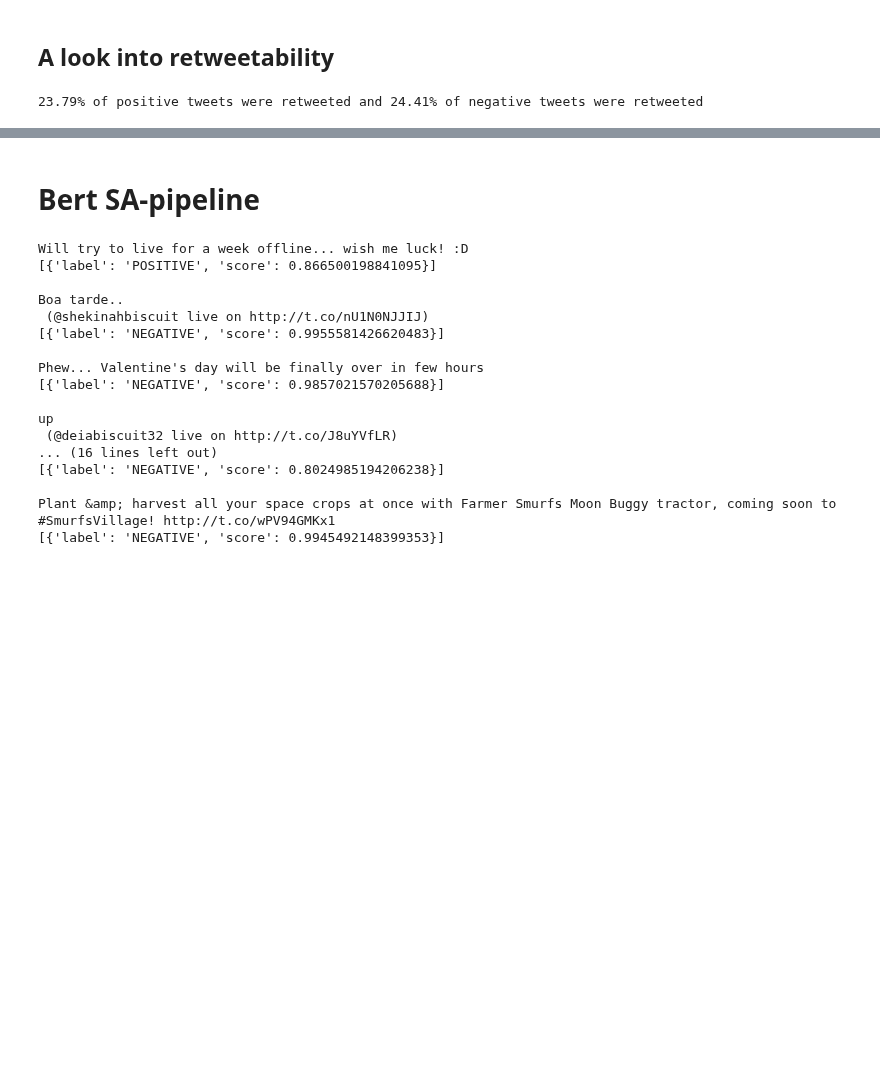
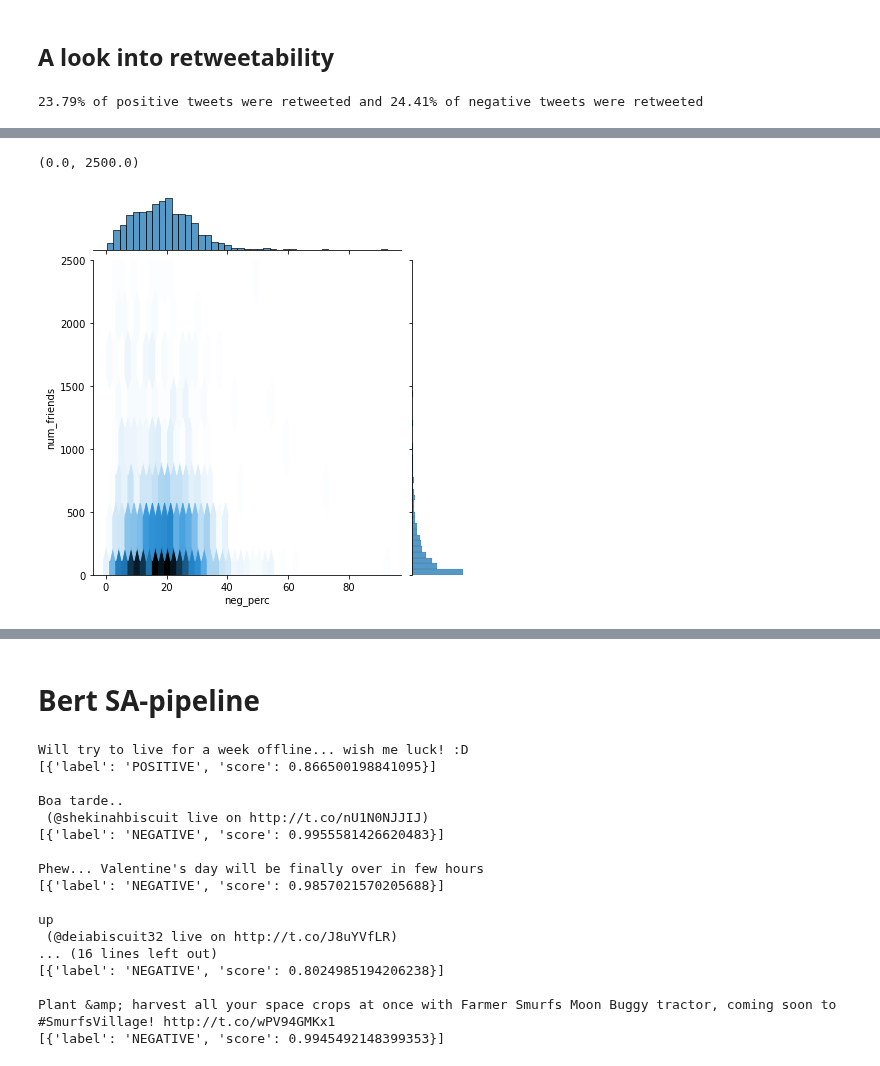
Before and after one commit to epfl-ada/ada-2020-project-milestone-p3-p3_musetti-adaletti, a Jupyter notebook: Creative_extension_analysis.ipynb, the cells around one changed output, grey strips where cells are left out. Cells and saved outputs as stored; diff of their text form; code cells hidden in the pictures; blank space fills up the shorter version.

```diff
--- a/Creative_extension_analysis.ipynb
+++ b/Creative_extension_analysis.ipynb
@@ -607,0 +670,6 @@ print("{:.2f}% of positive tweets were retweeted and {:.2f}% of negative tweets
+# %%
+sns.jointplot(sent_follow_filtered['neg_perc'], sent_follow_filtered['num_friends'], kind="hex")
+plt.ylim(0,2500)
+# %% [output]
+(0.0, 2500.0)
+[figure, added]
```
Also changed, not shown: parts of 13 cells of this notebook.
